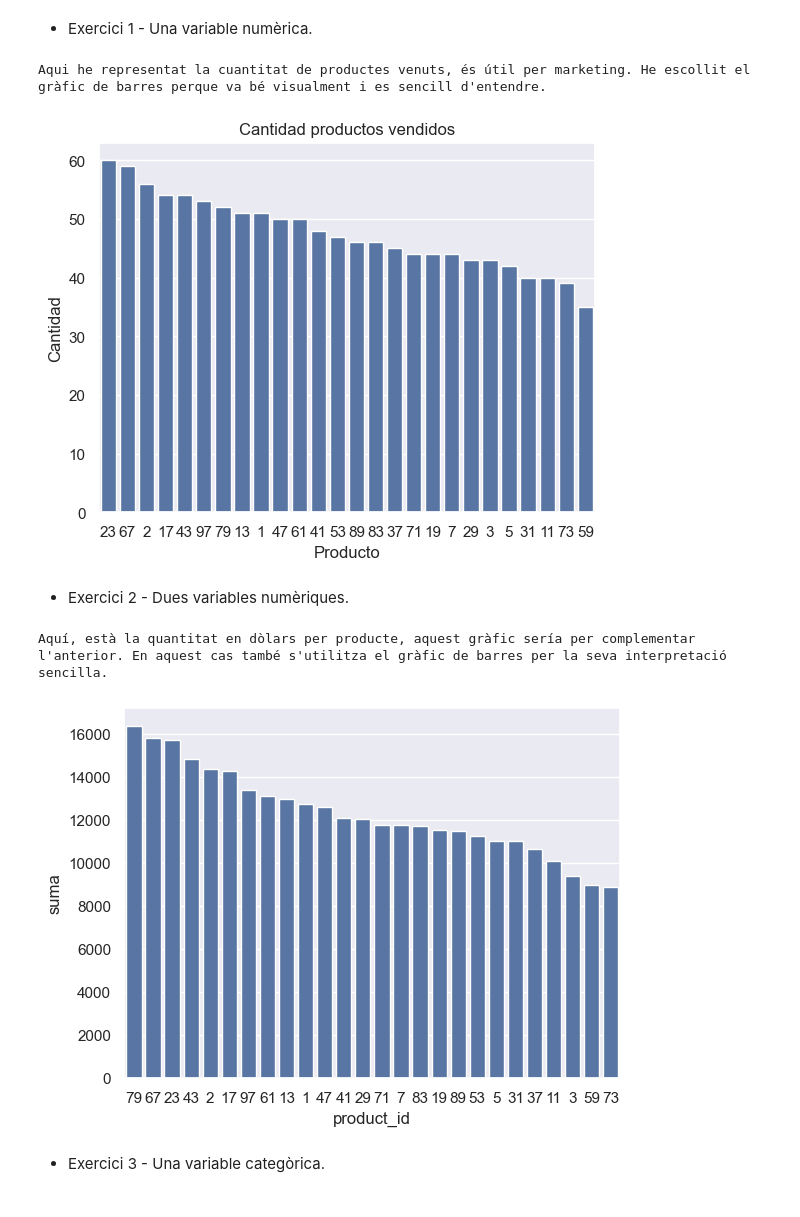
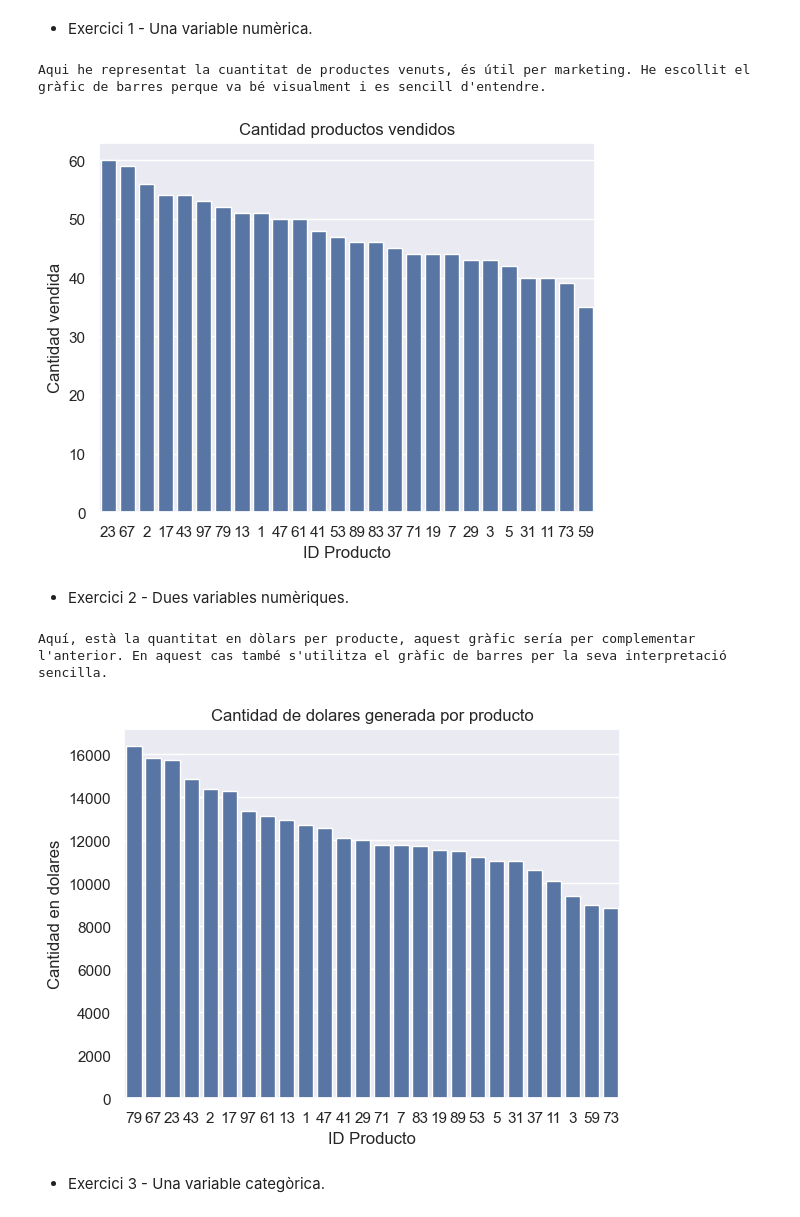
Before and after one commit to SrBiscuits/ItAcademy, a Jupyter notebook: Sprint8.ipynb, the cells around one changed output. Saved outputs shown, nothing was run; the diff lists cells and outputs as text; code cells hidden in the pictures.

```diff
--- a/Sprint8.ipynb
+++ b/Sprint8.ipynb
@@ -33,33 +33,37 @@ seab.set_theme()
 df = pd.read_sql(query, conn)
 seab.countplot(data=df, x='product_id',order=df["product_id"].value_counts().index)
 plt.title("Cantidad productos vendidos")
-plt.xlabel('Producto')
-plt.ylabel("Cantidad")
+plt.xlabel('ID Producto')
+plt.ylabel("Cantidad vendida")
 
 print("Aqui he representat la cuantitat de productes venuts, és útil per marketing. He escollit el gràfic de barres perque va bé visualment i es sencill d'entendre.")
 # %% [output]
 Aqui he representat la cuantitat de productes venuts, és útil per marketing. He escollit el gràfic de barres perque va bé visualment i es sencill d'entendre.
-[figure, old version]
+[figure, new version]
 # %% [markdown]
 - Exercici 2 - Dues variables numèriques.
 # %%
 query="""
 SELECT product_id, sum(amount) as suma
 FROM transactions_products
 JOIN transaction on id = transaction_id
 WHERE declined=0
 GROUP BY product_id
 """
 
 seab.set_theme()
 df = pd.read_sql(query, conn)
 order = df.sort_values(by='suma', ascending=False)['product_id']
 seab.barplot(data=df, x='product_id',y='suma',order=order)
 
+plt.title("Cantidad de dolares generada por producto")
+plt.xlabel('ID Producto')
+plt.ylabel("Cantidad en dolares")
+
 print("Aquí, està la quantitat en dòlars per producte, aquest gràfic sería per complementar l'anterior. En aquest cas també s'utilitza el gràfic de barres per la seva interpretació sencilla.")
 # %% [output]
 Aquí, està la quantitat en dòlars per producte, aquest gràfic sería per complementar l'anterior. En aquest cas també s'utilitza el gràfic de barres per la seva interpretació sencilla.
-[figure, old version]
+[figure, new version]
 # %% [markdown]
 - Exercici 3 - Una variable categòrica.
 # %%
```
Also changed, not shown: parts of 9 cells of this notebook.
